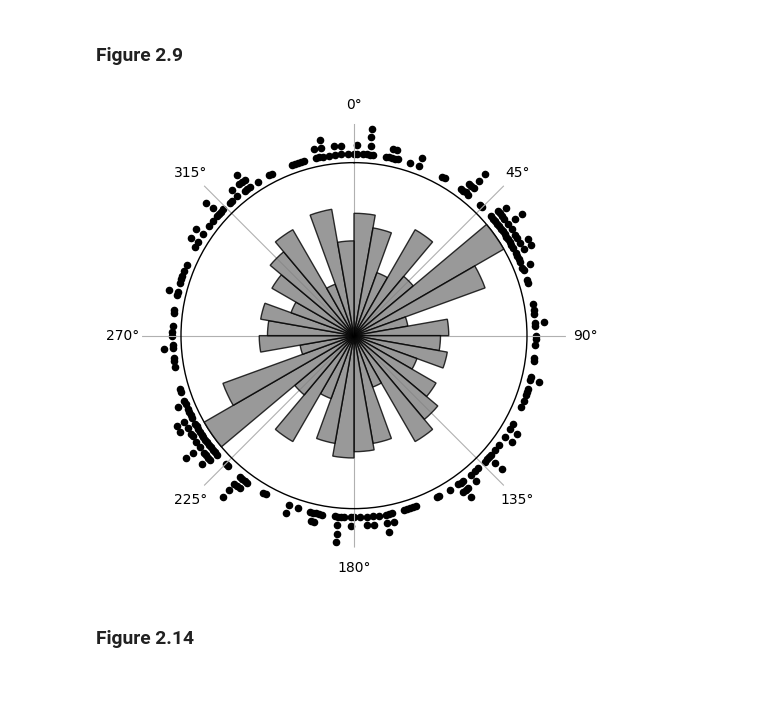
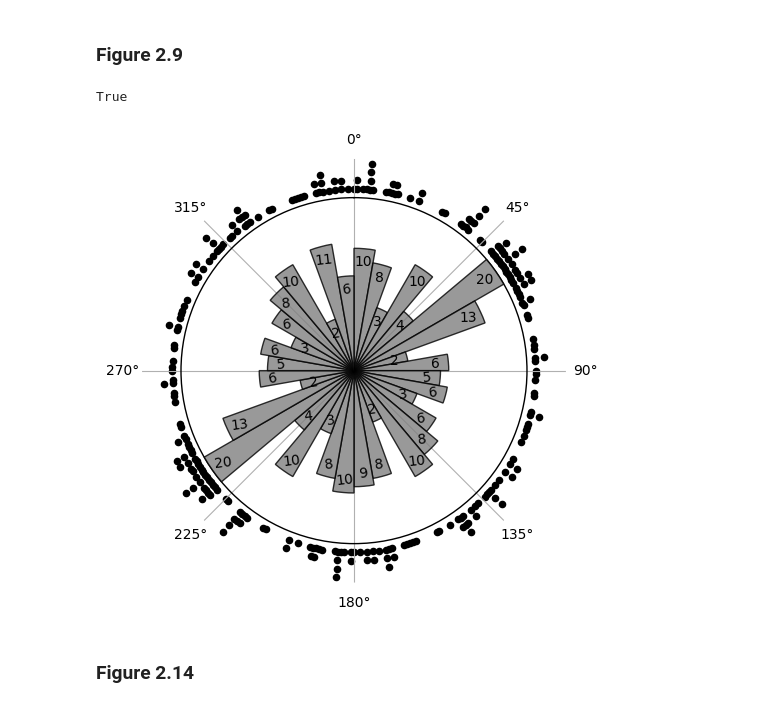
Before and after one commit to circstat/pycircstat2, a Jupyter notebook: examples/B1-Fisher-1993.ipynb, the cells around one changed output. Drawn from its saved outputs; the diff is of its cells as text; code cells hidden in the pictures.

```diff
--- a/examples/B1-Fisher-1993.ipynb
+++ b/examples/B1-Fisher-1993.ipynb
@@ -45,20 +49,22 @@ c_fisher_b2.plot(
 # %%
 d_fisher_b2 = load_data("B2", source="fisher")["θ"].values
 d_fisher_b2_double = np.hstack([d_fisher_b2, d_fisher_b2 + 180])
 # This is an example of an axial data set, which only contains one direction;
 # To replicate Fig 2.2, you need to double the data;
 c_fisher_b2 = Circular(d_fisher_b2_double, unit="degree")
 
 c_fisher_b2.plot(
-    plot_rose=True,
-    bins=36,
-    plot_mean=False,
-    plot_median=False,
-    plot_density=False,
-    marker_size=20,
+    config={
+        "rose": {"bins": 36, "counts": True},
+        "mean": False,
+        "median": False,
+        "density": False,
+        "scatter": {"size": 20},
+    }
 )
 # %% [output]
+True
-[figure, old version]
+[figure, new version]
 # %% [markdown]
 ### Figure 2.14
 # %%
```
Also changed, not shown: parts of 9 cells of this notebook, 9 other files.
